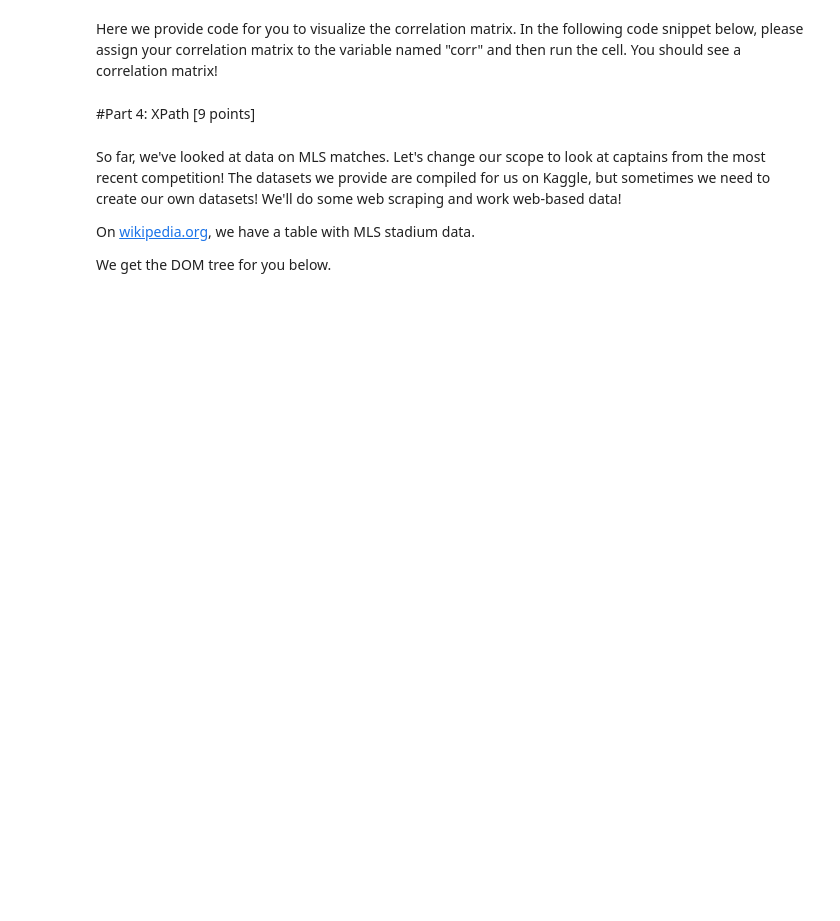
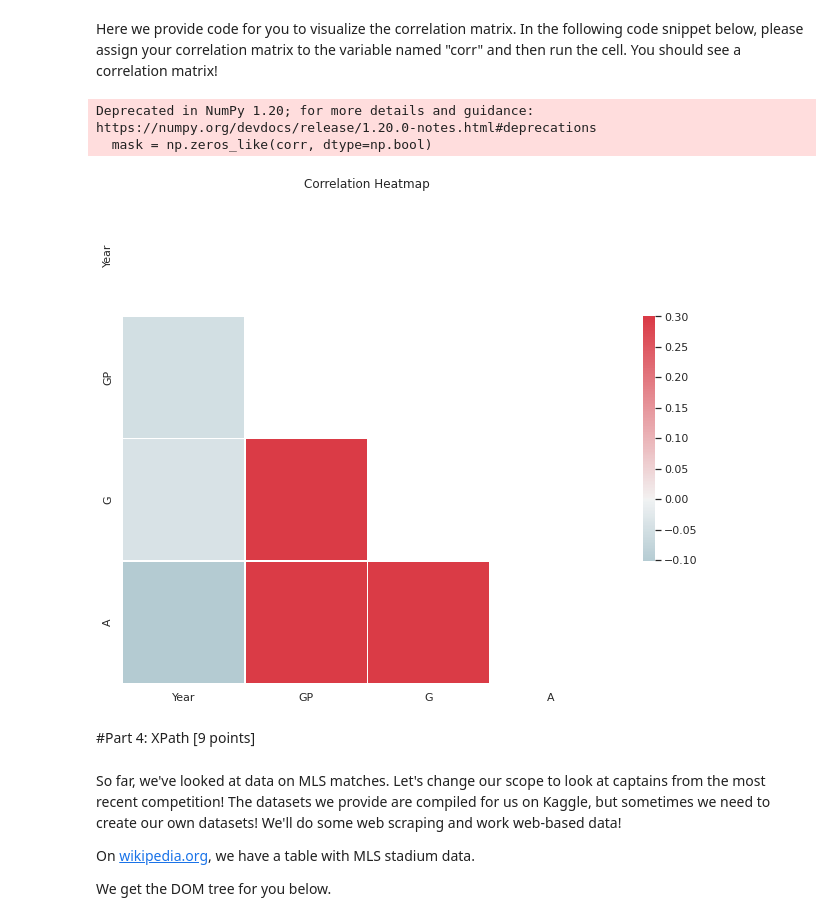
Before and after one commit to HeidiHe2001/big-data-analysis, a Jupyter notebook: Homework_1.ipynb, the cells around one changed output. Saved outputs shown, nothing was run; the diff lists cells and outputs as text; code cells hidden in the pictures; blank space fills up the shorter version.

```diff
--- a/Homework_1.ipynb
+++ b/Homework_1.ipynb
@@ -355,3 +590,5 @@ players_df =
-# %%
-#TODO: Create goalkeepers_df
-goalkeepers_df =
+# %%
+#TODO: Create goalkeepers_df
+goalkeepers_df = goalkeepers_df[['Player', 'POS', 'GP', 'GS', 'MINS', 'Year', 'Season', 'Club_Name']]
+goalkeepers_df['G'] = 0
+goalkeepers_df['A'] = 0
@@ -358,6 +606,7 @@ goalkeepers_df =
 # %%
 #TODO: Create players_cleaned_df
-players_cleaned_df =
+players_cleaned_df = pd.concat([players_df,goalkeepers_df])
+players_cleaned_df.dropna(inplace=True)
 # %%
 # TEST CASE: players_cleaned_df (6pt)
 # [CIS 545 PennGrader Cell] - 6 points
@@ -584,7 +1106,7 @@ In this section, we will create the correlation matrix for `players_cleaned_df`.
 - Plot a correlation matrix -- just to get a sense of what it might look like!
 # %%
 #TODO: Create correlation matrix
-subset_players = =
-correlation_matrix =
+subset_players = players_cleaned_df[['Year', 'GP', 'G', 'A']]
+correlation_matrix = subset_players.corr()
 # %%
 correlation_matrix
@@ -597,30 +1129,34 @@ Here we provide code for you to visualize the correlation matrix. In the followi
 # %%
 sns.set(style = "white")
 
 # Generate a large random dataset
 rs = np.random.RandomState(33)
 d = pd.DataFrame(data=rs.normal(size=(100, 26)),
                  columns=list(ascii_letters[26:]))
 
 # Compute the correlation matrix
 # ASSIGN THE "corr" VARIABLE TO YOUR CORRELATION MATRIX
-corr =
+corr = correlation_matrix
 
 # Generate a mask for the upper triangle
 mask = np.zeros_like(corr, dtype=np.bool)
 mask[np.triu_indices_from(mask)] = True
 
 # Set up the matplotlib figure
 f, ax = plt.subplots(figsize=(11, 9))
 
 # Generate a custom diverging colormap
 cmap = sns.diverging_palette(220, 10, as_cmap=True)
 
 # Draw the heatmap with the mask and correct aspect ratio
 sns.heatmap(corr, mask=mask, cmap=cmap, vmax=.3, center=0,
             square=True, linewidths=.5, cbar_kws={"shrink": .5})
 plt.title("Correlation Heatmap")
 plt.show()
+# %% [output]
+Deprecated in NumPy 1.20; for more details and guidance: https://numpy.org/devdocs/release/1.20.0-notes.html#deprecations
+  mask = np.zeros_like(corr, dtype=np.bool)
+[figure, added]
 # %% [markdown]
 #Part 4: XPath [9 points]
 # %% [markdown]
```
Also changed, not shown: parts of 106 cells of this notebook.
